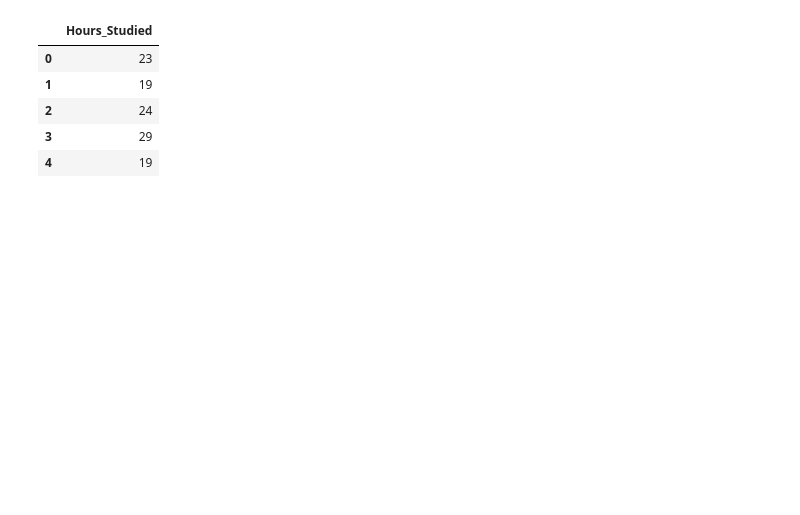
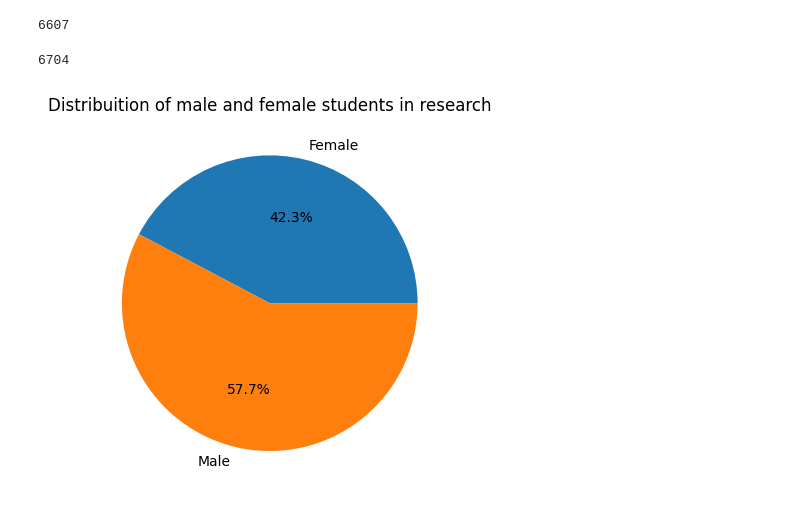
Before and after one commit to giovannafb/special-topics, a Jupyter notebook: note1.ipynb, the cells around one changed output. Cells and saved outputs as stored; diff of their text form; code cells hidden in the pictures; blank space fills up the shorter version.

Commit message:
feat: adds new dataset to work on; all notebooks manipulates the dateset in order to filter and obtain information through graphics and tables.

```diff
--- a/note1.ipynb
+++ b/note1.ipynb
@@ -3,18 +5,28 @@ import pandas as pd
 from sqlalchemy import create_engine
 # %%
 path = "data/StudentPerformanceFactors.csv"
-df_csv = pd.read_csv(path, sep=',', encoding='ISO-8859-1')
+df = pd.read_csv(path, sep=',', encoding='ISO-8859-1')
 
 engine = create_engine("sqlite:///data/students.sqlite")
-df_csv.to_sql("students", engine, index=False, if_exists="replace")
-
-#print(df_csv.columns.to_list())
-df = pd.read_sql("SELECT Hours_Studied FROM students", engine)
-df.head()
+df.to_sql("students", engine, index=False, if_exists="replace")
 # %% [output]
-|  | Hours_Studied |
-| 0 | 23 |
-| 1 | 19 |
-| 2 | 24 |
-| 3 | 29 |
-| 4 | 19 |
+6607
+# %%
+path_salary = "data/salary/Salary_Data.csv"
+s_df = pd.read_csv(path_salary, sep=',', encoding='ISO-8859-1')
+
+engine2 = create_engine("sqlite:///data/salary.sqlite")
+s_df = s_df.rename(columns={"ï»¿Age": "Age", "Education Level":"Education_Level",
+                            "Job Title":"Job", "Years of Experience":"Years_of_Experience"})
+
+s_df.to_sql("salary", engine2, index=False, if_exists="replace")
+# %% [output]
+6704
+# %%
+gender = pd.read_sql("SELECT Gender, count(*) as num FROM students GROUP BY Gender", engine)
+
+plt.pie(gender['num'], labels=gender['Gender'], autopct='%1.1f%%')
+plt.title("Distribuition of male and female students in research")
+plt.show()
+# %% [output]
+[figure, added]
```
Also changed, not shown: parts of 5 cells of this notebook, 10 other files.
